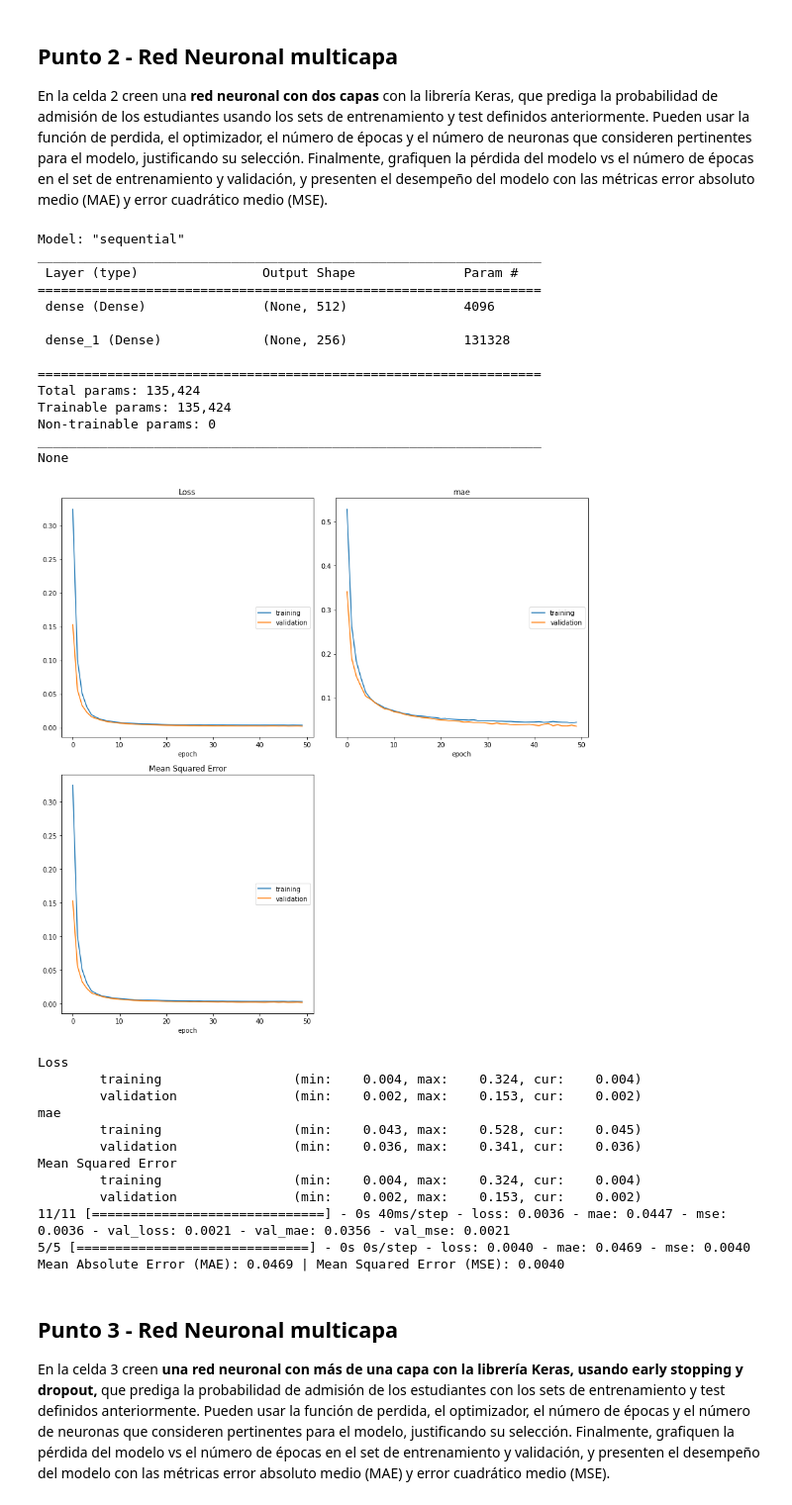
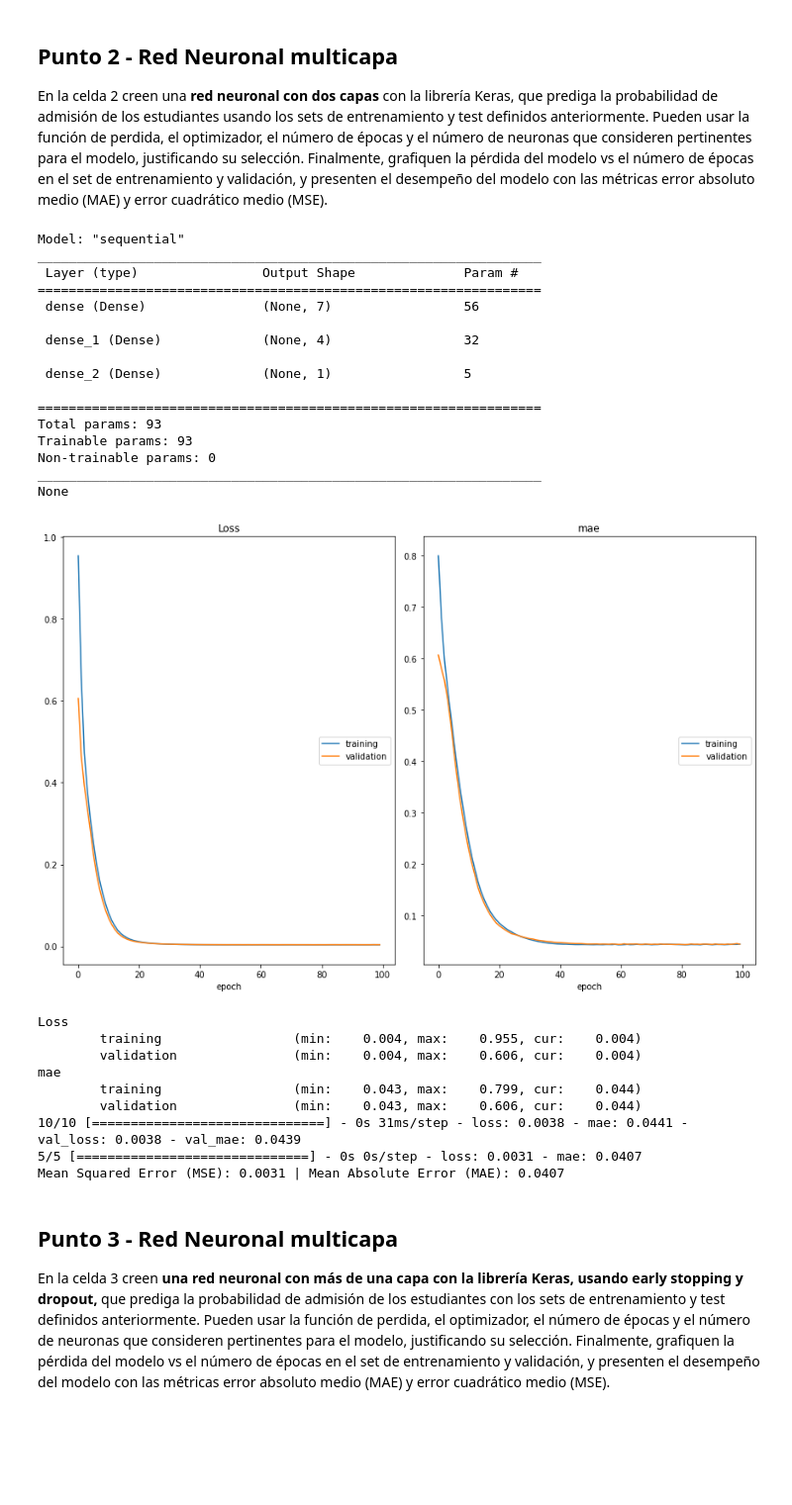
Before and after one commit to fruedar/MIAD_NLP_2024, a Jupyter notebook: Semana 6/S6TC1-Redes_Neuronales.ipynb, the cells around one changed output. Shown: that part at 99% size. Cells and saved outputs as stored; diff of their text form; code cells hidden in the pictures; blank space fills up the shorter version.

```diff
--- a/Semana 6/S6TC1-Redes_Neuronales.ipynb
+++ b/Semana 6/S6TC1-Redes_Neuronales.ipynb
@@ -112,12 +112,12 @@ None
 from livelossplot import PlotLossesKeras
 # Optimizadores disponibles: https://keras.io/api/optimizers/
 # Funciones de pérdida disponibles para regresión: https://keras.io/api/losses/regression_losses/
-model.compile(optimizer='sgd', loss='mean_squared_error', metrics=['mae', 'mse'])
+model.compile(optimizer='sgd', loss='mean_squared_error', metrics=['mae'])
 
 # Entrenamiento de la red neuronal
 model.fit(X_train, y_train, verbose=1, epochs=100, validation_data=(X_test, y_test), callbacks=[PlotLossesKeras()])
 
 # Presenten el desempeño del modelo con las métricas error absoluto medio (MAE) y error cuadrático medio (MSE)
-loss, mae, mse = model.evaluate(X_test, y_test)
-print(f"Mean Absolute Error (MAE): {mae:.4f} | Mean Squared Error (MSE): {mse:.4f}")
+mse1, mae1= model.evaluate(X_test, y_test)
+print(f"Mean Squared Error (MSE): {mse1:.4f} | Mean Absolute Error (MAE): {mae1:.4f}")
 # %% [output]
@@ -139,7 +136,6 @@ Mean Absolute Error (MAE): 0.0448 | Mean Squared Error (MSE): 0.0037
 
 En la celda 2 creen una **red neuronal con dos capas** con la librería Keras, que prediga la probabilidad de admisión de los estudiantes usando los sets de entrenamiento y test definidos anteriormente. Pueden usar la función de perdida, el optimizador, el número de épocas y el número de neuronas que consideren pertinentes para el modelo, justificando su selección. Finalmente, grafiquen la pérdida del modelo vs el número de épocas en el set de entrenamiento y validación, y presenten el desempeño del modelo con las métricas error absoluto medio (MAE) y error cuadrático medio (MSE).
 # %%
-# Celda 2
 # Celda 2
 
 # Limpiamos la sesión para no ocupar tanta memoria
@@ -151,9 +147,14 @@ model = Sequential()
 # Separación de datos de entrenamiento para considerar un set de validación durante entrenamiento
 X_train, X_val, y_train, y_val = train_test_split(X_train, y_train, test_size=0.15, random_state=42)
 
-# Definimos dos capas densas con un tamaño de salida de 512 y 256 a output_var y un input_shape de dims
-model.add(Dense(512, input_shape=(dims,), activation='relu'))
-model.add(Dense(256, activation='relu'))
+#Capa 1
+model.add(Dense(7, input_shape=(dims,)))
+
+#Capa 2
+model.add(Dense(4))
+
+#Capa de salida
+model.add(Dense(output_var))
 
 # Impresión de la arquitectura de la red neuronal
 print(model.summary())
@@ -162,38 +163,37 @@ Model: "sequential"
 _________________________________________________________________
  Layer (type)                Output Shape              Param #
 =================================================================
- dense (Dense)               (None, 512)               4096
+ dense (Dense)               (None, 7)                 56
 
- dense_1 (Dense)             (None, 256)               131328
+ dense_1 (Dense)             (None, 4)                 32
+
+ dense_2 (Dense)             (None, 1)                 5
 
 =================================================================
-Total params: 135,424
-Trainable params: 135,424
+Total params: 93
+Trainable params: 93
 Non-trainable params: 0
 _________________________________________________________________
 None
 # %%
-model.compile(optimizer='Adam', loss='mean_squared_error', metrics=['mae', 'mse'])
+model.compile(optimizer='Adam', loss='mean_squared_error', metrics=['mae'])
 
 # Entrenamos la red neuronal con 20 épocas
-model.fit(X_train, y_train, verbose=1, epochs=50, validation_data=(X_val, y_val), callbacks=[PlotLossesKeras()])
+model.fit(X_train, y_train, verbose=1, epochs=100, validation_data=(X_val, y_val), callbacks=[PlotLossesKeras()])
 
-loss, mae, mse = model.evaluate(X_test, y_test)
-print(f"Mean Absolute Error (MAE): {mae:.4f} | Mean Squared Error (MSE): {mse:.4f}")
+mse2, mae2= model.evaluate(X_test, y_test)
+print(f"Mean Squared Error (MSE): {mse2:.4f} | Mean Absolute Error (MAE): {mae2:.4f}")
 # %% [output]
-[figure, old version]
+[figure, new version]
 Loss
-        training                 (min:    0.004, max:    0.324, cur:    0.004)
-        validation               (min:    0.002, max:    0.153, cur:    0.002)
+        training                 (min:    0.004, max:    0.955, cur:    0.004)
+        validation               (min:    0.004, max:    0.606, cur:    0.004)
 mae
-        training                 (min:    0.043, max:    0.528, cur:    0.045)
-        validation               (min:    0.036, max:    0.341, cur:    0.036)
-Mean Squared Error
-        training                 (min:    0.004, max:    0.324, cur:    0.004)
-        validation               (min:    0.002, max:    0.153, cur:    0.002)
-11/11 [==============================] - 0s 40ms/step - loss: 0.0036 - mae: 0.0447 - mse: 0.0036 - val_loss: 0.0021 - val_mae: 0.0356 - val_mse: 0.0021
-5/5 [==============================] - 0s 0s/step - loss: 0.0040 - mae: 0.0469 - mse: 0.0040
-Mean Absolute Error (MAE): 0.0469 | Mean Squared Error (MSE): 0.0040
+        training                 (min:    0.043, max:    0.799, cur:    0.044)
+        validation               (min:    0.043, max:    0.606, cur:    0.044)
+10/10 [==============================] - 0s 31ms/step - loss: 0.0038 - mae: 0.0441 - val_loss: 0.0038 - val_mae: 0.0439
+5/5 [==============================] - 0s 0s/step - loss: 0.0031 - mae: 0.0407
+Mean Squared Error (MSE): 0.0031 | Mean Absolute Error (MAE): 0.0407
 # %% [markdown]
 ## Punto 3  - Red Neuronal multicapa
 
```
Also changed, not shown: parts of 5 cells of this notebook, 5 other files.
